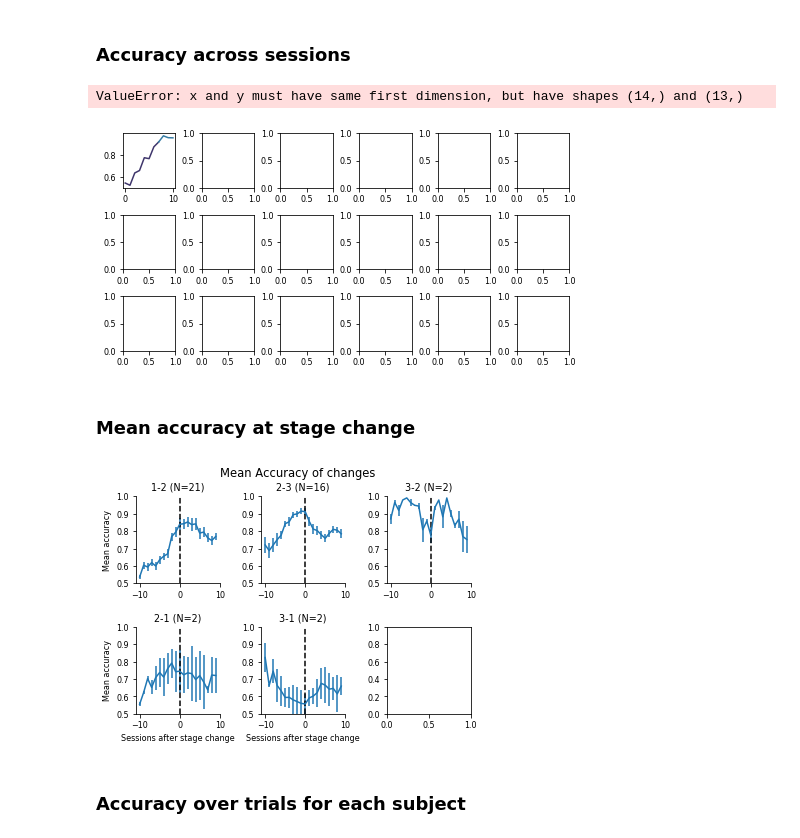
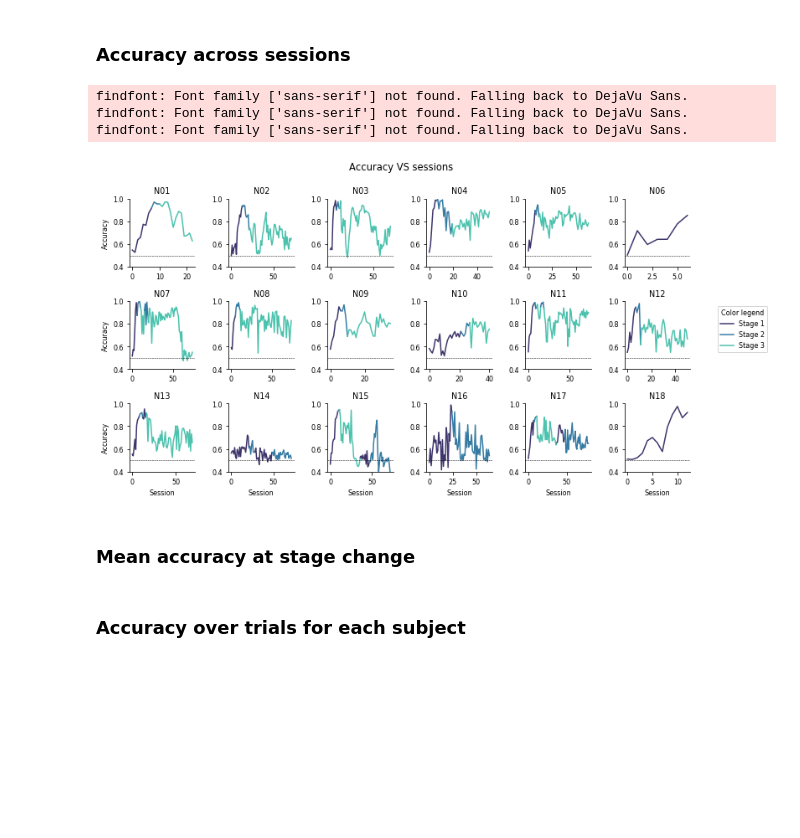
Before and after one commit to manuelmolano/ngym_shaping, a Jupyter notebook: Results_mice_behave_analysis.ipynb, the cells around one changed output. Cells and saved outputs as stored; diff of their text form; code cells hidden in the pictures; blank space fills up the shorter version.

Commit message:
organize setting paths and loading data into fns, fix issue with xs vector sizes

```diff
--- a/Results_mice_behave_analysis.ipynb
+++ b/Results_mice_behave_analysis.ipynb
@@ -17,28 +15,20 @@ Data loading
-# %%
-PATH = '/Users/leyre/Dropbox/mice_data/standard_training_2020'
-SV_FOLDER = '/Users/leyre/Dropbox/mice_data/standard_training_2020'
-#PATH = '/home/manuel/mice_data/standard_training_2020'
-#SV_FOLDER = '/home/manuel/mice_data/standard_training_2020'
-dataset = 'global_trials'  # global_trials-minitrials
-df_params = pd.read_csv(PATH + '/global_params.csv', sep=';')
-df_trials = pd.read_csv(PATH + '/'+dataset+'.csv', sep=';', low_memory=False)
-subj_unq = np.unique(df_params.subject_name)
-COLORS = sns.color_palette("mako", n_colors=3)
-COLORS_qlt = sns.color_palette("tab10", n_colors=80)
-matplotlib.rcParams['font.size'] = 8
-# matplotlib.rcParams['font.family'] = 'Arial'
-plt.rcParams['font.family'] = 'sans-serif'
-plt.rcParams['font.sans-serif'] = 'Helvetica'
+# %%
+mba.set_paths(path_ops='Manuel')
+# %%
+df_trials, df_params, subj_unq = mba.load_data()
 # %% [markdown]
 ### Accuracy across sessions
-# %%
-plot_final_acc_session_subj(subj_unq, df_params)
-# %% [output]
-ValueError: x and y must have same first dimension, but have shapes (14,) and (13,)
-[figure, removed]
+# %%
+mba.plot_final_acc_session_subj(subj_unq=subj_unq, df_params=df_params, figsize=(12, 6))
+# %% [output]
+findfont: Font family ['sans-serif'] not found. Falling back to DejaVu Sans.
+findfont: Font family ['sans-serif'] not found. Falling back to DejaVu Sans.
+findfont: Font family ['sans-serif'] not found. Falling back to DejaVu Sans.
+[figure, added]
 # %% [markdown]
 ### Mean accuracy at stage change
 # %%
+# TODO: do this for new stages t.i.a. motor and delays
 prev_w = 10
 nxt_w = 10
 mat_mean_perfs, mat_std_perfs, num_samples = accuracy_at_stg_change(df_params,
@@ -46,7 +36,5 @@ mat_mean_perfs, mat_std_perfs, num_samples = accuracy_at_stg_change(df_params,
                                                                     prev_w=prev_w,
                                                                     nxt_w=nxt_w)
 plot_means_std(mat_mean_perfs, mat_std_perfs, num_samples, prev_w=prev_w, nxt_w=nxt_w)
-# %% [output]
-[figure, removed]
 # %% [markdown]
 ### Accuracy over trials for each subject
```
Also changed, not shown: parts of 9 cells of this notebook, 1 other file.
